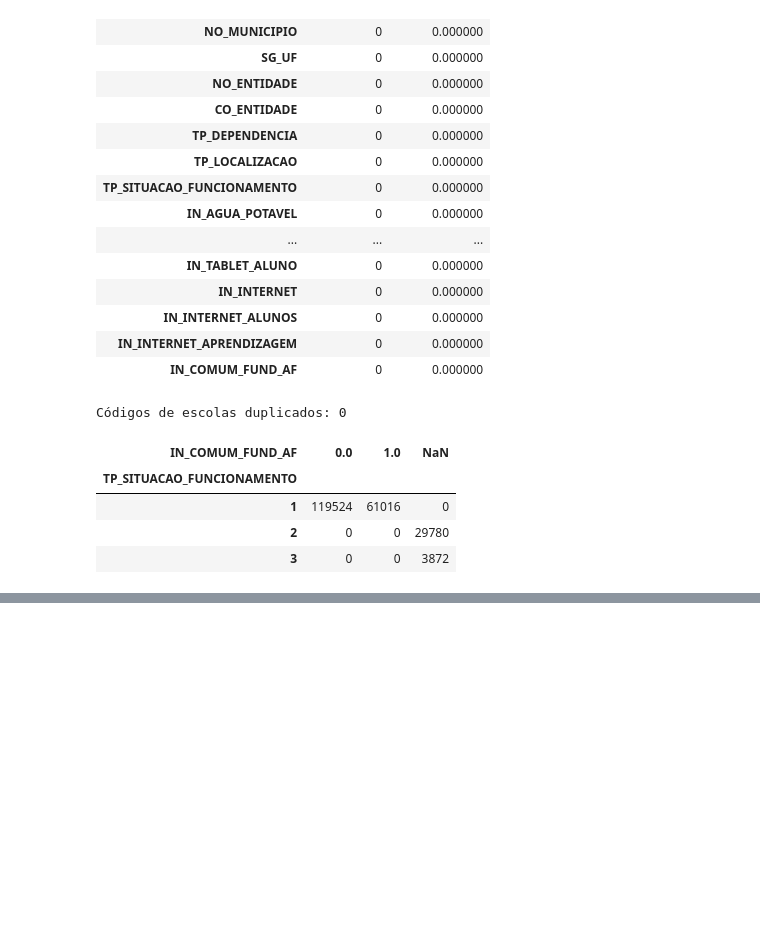
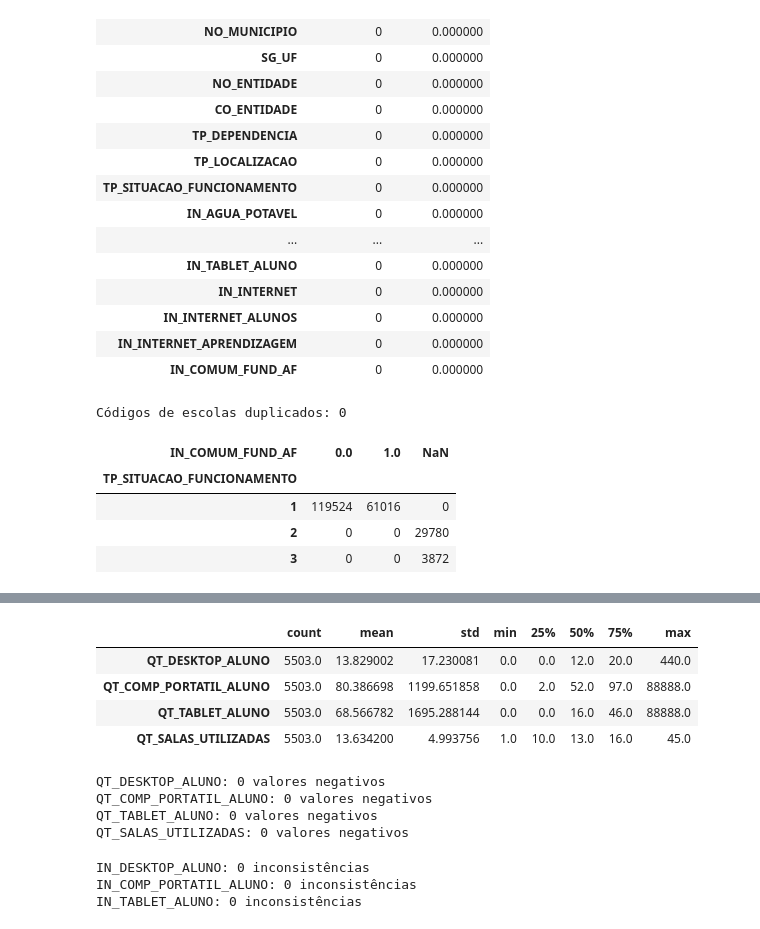
Before and after one commit to IsadoraM05/EduLens, a Jupyter notebook: Notebooks/01_exploracao_dados.ipynb, the cells around one changed output, grey strips where cells are left out. Drawn from its saved outputs; the diff is of its cells as text; code cells hidden in the pictures; blank space fills up the shorter version.

Commit message:
dados tratados escolas sp 2025

```diff
--- a/Notebooks/01_exploracao_dados.ipynb
+++ b/Notebooks/01_exploracao_dados.ipynb
@@ -325,0 +352,25 @@ pd.crosstab(
+# %%
+indicadores_binarios = [
+    "IN_AGUA_POTAVEL",
+    "IN_ENERGIA_REDE_PUBLICA",
+    "IN_BIBLIOTECA",
+    "IN_BIBLIOTECA_SALA_LEITURA",
+    "IN_LABORATORIO_CIENCIAS",
+    "IN_LABORATORIO_INFORMATICA",
+    "IN_QUADRA_ESPORTES",
+    "IN_INTERNET",
+    "IN_INTERNET_ALUNOS",
+    "IN_INTERNET_APRENDIZAGEM",
+    "IN_BANDA_LARGA",
+    "IN_DESKTOP_ALUNO",
+    "IN_COMP_PORTATIL_ALUNO",
+    "IN_TABLET_ALUNO"
+]
+
+for coluna in indicadores_binarios:
+    valores_invalidos = (
+        ~df_escolas_tratado[coluna].isin([0, 1]) &
+        df_escolas_tratado[coluna].notna()
+    )
+
+    print(f"{coluna}: {valores_invalidos.sum()} inválidos")
@@ -325,0 +392,51 @@ pd.crosstab(
+# %%
+#valores negativos ou inconsistentes
+
+colunas_quantidade = [
+    "QT_DESKTOP_ALUNO",
+    "QT_COMP_PORTATIL_ALUNO",
+    "QT_TABLET_ALUNO",
+    "QT_SALAS_UTILIZADAS"
+]
+
+display(
+    df_escolas_tratado[colunas_quantidade].describe().T
+)
+
+for coluna in colunas_quantidade:
+    negativos = (df_escolas_tratado[coluna] < 0).sum()
+    print(f"{coluna}: {negativos} valores negativos")
+# %% [output]
+|  | count | mean | std | min | 25% | 50% | 75% | max |
+| QT_DESKTOP_ALUNO | 5503.0 | 13.829002 | 17.230081 | 0.0 | 0.0 | 12.0 | 20.0 | 440.0 |
+| QT_COMP_PORTATIL_ALUNO | 5503.0 | 80.386698 | 1199.651858 | 0.0 | 2.0 | 52.0 | 97.0 | 88888.0 |
+| QT_TABLET_ALUNO | 5503.0 | 68.566782 | 1695.288144 | 0.0 | 0.0 | 16.0 | 46.0 | 88888.0 |
+| QT_SALAS_UTILIZADAS | 5503.0 | 13.634200 | 4.993756 | 1.0 | 10.0 | 13.0 | 16.0 | 45.0 |
+QT_DESKTOP_ALUNO: 0 valores negativos
+QT_COMP_PORTATIL_ALUNO: 0 valores negativos
+QT_TABLET_ALUNO: 0 valores negativos
+QT_SALAS_UTILIZADAS: 0 valores negativos
+# %%
+pares_equipamentos = [
+    ("IN_DESKTOP_ALUNO", "QT_DESKTOP_ALUNO"),
+    ("IN_COMP_PORTATIL_ALUNO", "QT_COMP_PORTATIL_ALUNO"),
+    ("IN_TABLET_ALUNO", "QT_TABLET_ALUNO")
+]
+
+for indicador, quantidade in pares_equipamentos:
+    inconsistencias = df_escolas_tratado.loc[
+        (
+            (df_escolas_tratado[indicador] == 0) &
+            (df_escolas_tratado[quantidade] > 0)
+        ) |
+        (
+            (df_escolas_tratado[indicador] == 1) &
+            (df_escolas_tratado[quantidade] == 0)
+        )
+    ]
+
+    print(f"{indicador}: {len(inconsistencias)} inconsistências")
+# %% [output]
+IN_DESKTOP_ALUNO: 0 inconsistências
+IN_COMP_PORTATIL_ALUNO: 0 inconsistências
+IN_TABLET_ALUNO: 0 inconsistências
```
Also changed, not shown: parts of 5 cells of this notebook.
